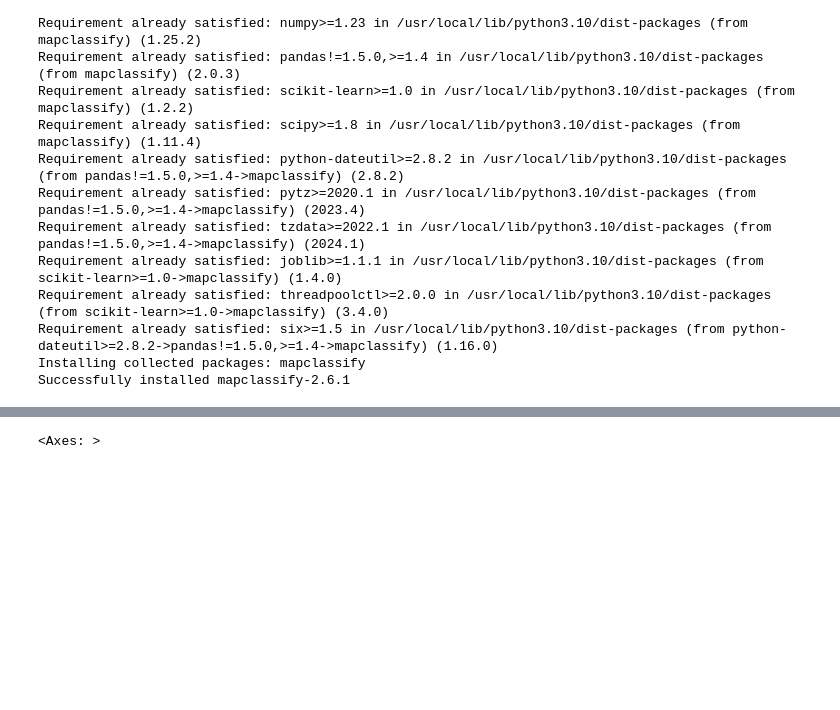
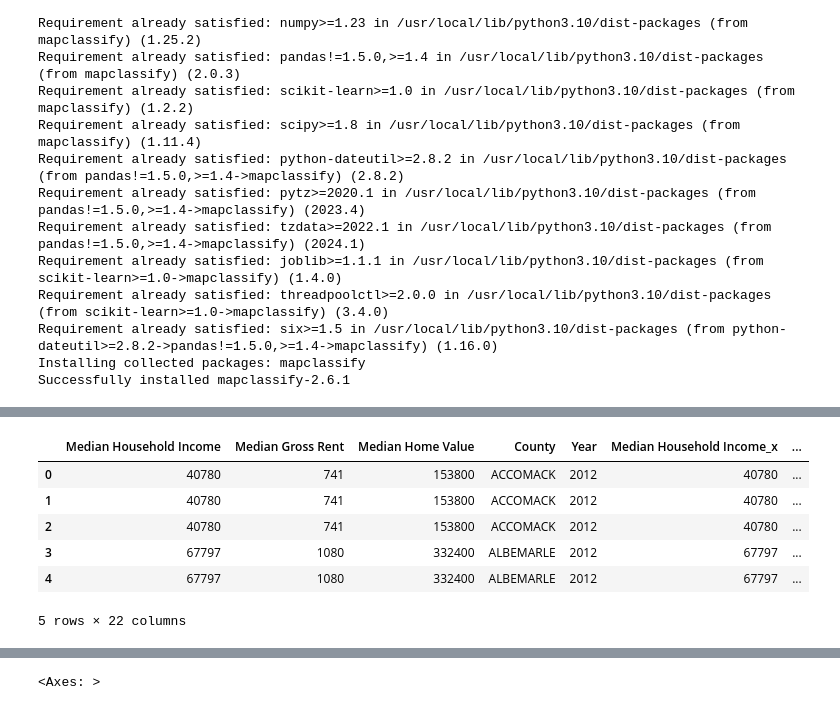
Before and after one commit to gdbwoo/DS-3001-Projects, a Jupyter notebook: Project 3/project_voting.ipynb, the cells around one changed output, grey strips where cells are left out. Saved outputs shown, nothing was run; the diff lists cells and outputs as text; code cells hidden in the pictures; blank space fills up the shorter version.

```diff
--- a/Project 3/project_voting.ipynb
+++ b/Project 3/project_voting.ipynb
@@ -37,0 +65,11 @@ from mpl_toolkits.axes_grid1 import make_axes_locatable
+# %%
+df_2016 = pd.read_csv('DS-3001-Projects/Project 3/countydata/0002_ds225_20165_county_E.csv', encoding='latin-1')
+df_2016.head()
+df_2016 = df_2016.loc[(df_2016['STATE'] == "Virginia")]
+df_2016 = df_2016.loc[1:,['AF49E001', 'AF89E001', 'AF9LE001', 'COUNTY']]
+df_2016['Year'] = 2016
+df_2016 = df_2016.rename(columns={"AF49E001": "Median Household Income", "AF89E001": "Median Gross Rent", "AF9LE001": "Median Home Value", "COUNTY": "County"})
+df_2016['County'] = df_2016['County'].str.replace(' County', '')
+df_2016['County'] = df_2016['County'].str.upper()
+print(df_2016.head())
+df_2016.shape
@@ -37,0 +91,11 @@ from mpl_toolkits.axes_grid1 import make_axes_locatable
+# %%
+df_2020 = pd.read_csv('DS-3001-Projects/Project 3/countydata/0002_ds249_20205_county_E.csv', encoding='latin-1')
+df_2020.head()
+df_2020 = df_2020.loc[(df_2020['STATE'] == "Virginia")]
+df_2020 = df_2020.loc[1:,['AMR8E001', 'AMVZE001', 'AMWBE001', 'COUNTY']]
+df_2020['Year'] = 2020
+df_2020 = df_2020.rename(columns={"AMR8E001": "Median Household Income", "AMVZE001": "Median Gross Rent", "AMWBE001": "Median Home Value", "COUNTY": "County"})
+df_2020['County'] = df_2020['County'].str.replace(' County', '')
+df_2020['County'] = df_2020['County'].str.upper()
+print(df_2020.head())
+df_2020.shape
@@ -47,0 +149,11 @@ cdf = pd.read_csv('DS-3001-Projects/Project 3/county_adjacencies.csv') # Load co
+# %%
+vdf = pd.merge(df_comb, vdf, on=['Year', 'County'], how='outer')
+vdf.head()
+# %% [output]
+|  | Median Household Income | Median Gross Rent | Median Home Value | County | Year | Median Household Income_x | ... |
+| 0 | 40780 | 741 | 153800 | ACCOMACK | 2012 | 40780 | ... |
+| 1 | 40780 | 741 | 153800 | ACCOMACK | 2012 | 40780 | ... |
+| 2 | 40780 | 741 | 153800 | ACCOMACK | 2012 | 40780 | ... |
+| 3 | 67797 | 1080 | 332400 | ALBEMARLE | 2012 | 67797 | ... |
+| 4 | 67797 | 1080 | 332400 | ALBEMARLE | 2012 | 67797 | ... |
+5 rows × 22 columns
```
Also changed, not shown: parts of 10 cells of this notebook.
